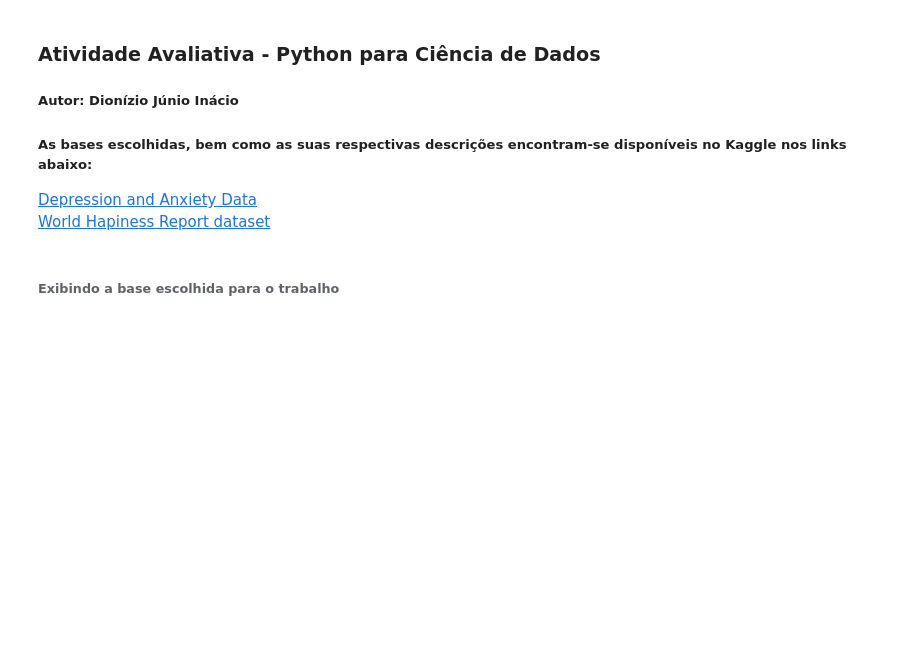
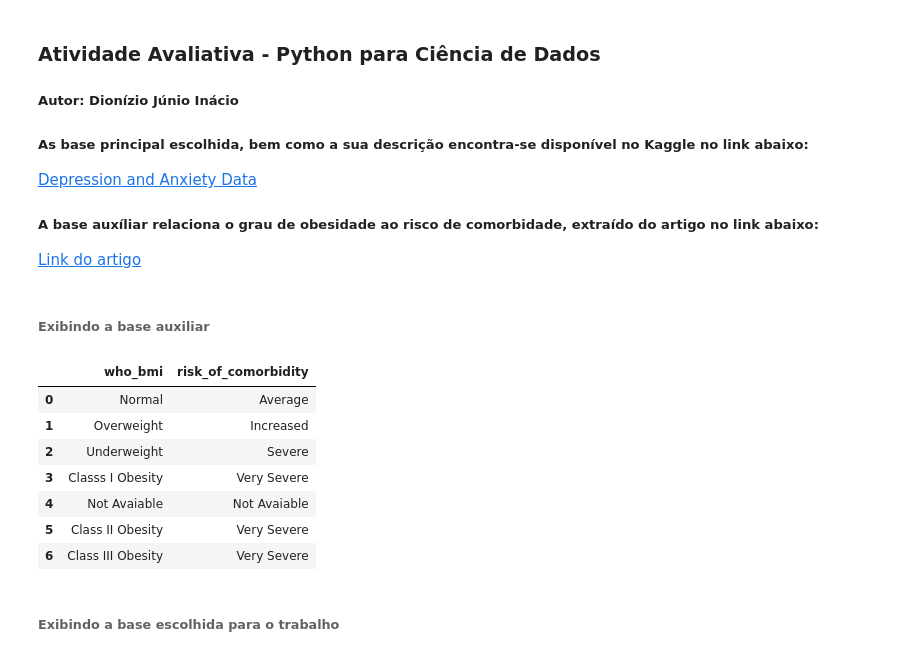
Before and after one commit to Dionizioji/TrabalhodePythonParaDataScience, a Jupyter notebook: Trabalho_pos_grad.ipynb, the cells around one changed output. Saved outputs shown, nothing was run; the diff lists cells and outputs as text; code cells hidden in the pictures; blank space fills up the shorter version.

```diff
--- a/Trabalho_pos_grad.ipynb
+++ b/Trabalho_pos_grad.ipynb
@@ -1,14 +1,30 @@
 # %% [markdown]
 ### Atividade Avaliativa - Python para Ciência de Dados
 ##### Autor: Dionízio Júnio Inácio
-##### As bases escolhidas, bem como as suas respectivas descrições encontram-se disponíveis no Kaggle nos links abaixo:
+##### As base principal escolhida, bem como a sua descrição encontra-se disponível no Kaggle no link abaixo:
 <a href='https://www.kaggle.com/datasets/shahzadahmad0402/depression-and-anxiety-data'>Depression and Anxiety Data</a><br>
-<a href='https://www.kaggle.com/datasets/unsdsn/world-happiness'>World Hapiness Report dataset</a>
+
+##### A base auxíliar relaciona o grau de obesidade ao risco de comorbidade, extraído do artigo no link abaixo:
+<a href='https://rsdjournal.org/index.php/rsd/article/download/11489/10360/153481'>Link do artigo</a>
 # %%
 import pandas as pd
 import seaborn as sb
 import numpy as np
 import matplotlib.pyplot as plt
+# %% [markdown]
+###### Exibindo a base auxiliar
+# %%
+bmi_comDF = pd.read_csv('Bmi_Comorbidity.csv')
+bmi_comDF
+# %% [output]
+|  | who_bmi | risk_of_comorbidity |
+| 0 | Normal | Average |
+| 1 | Overweight | Increased |
+| 2 | Underweight | Severe |
+| 3 | Classs I Obesity | Very Severe |
+| 4 | Not Avaiable | Not Avaiable |
+| 5 | Class II Obesity | Very Severe |
+| 6 | Class III Obesity | Very Severe |
 # %% [markdown]
 ###### Exibindo a base escolhida para o trabalho
 # %%
```
Also changed, not shown: parts of 11 cells of this notebook, 2 other files.
